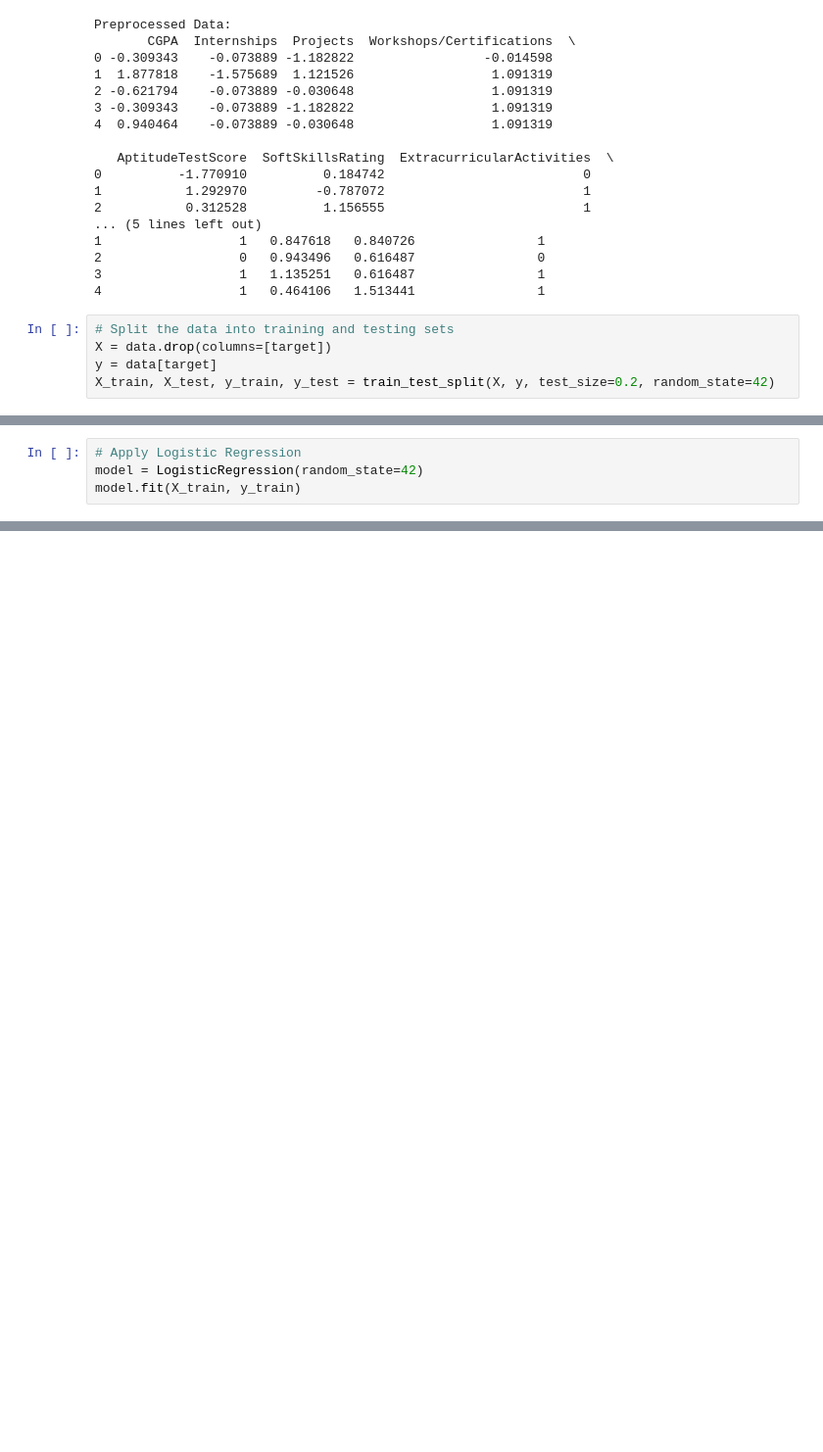
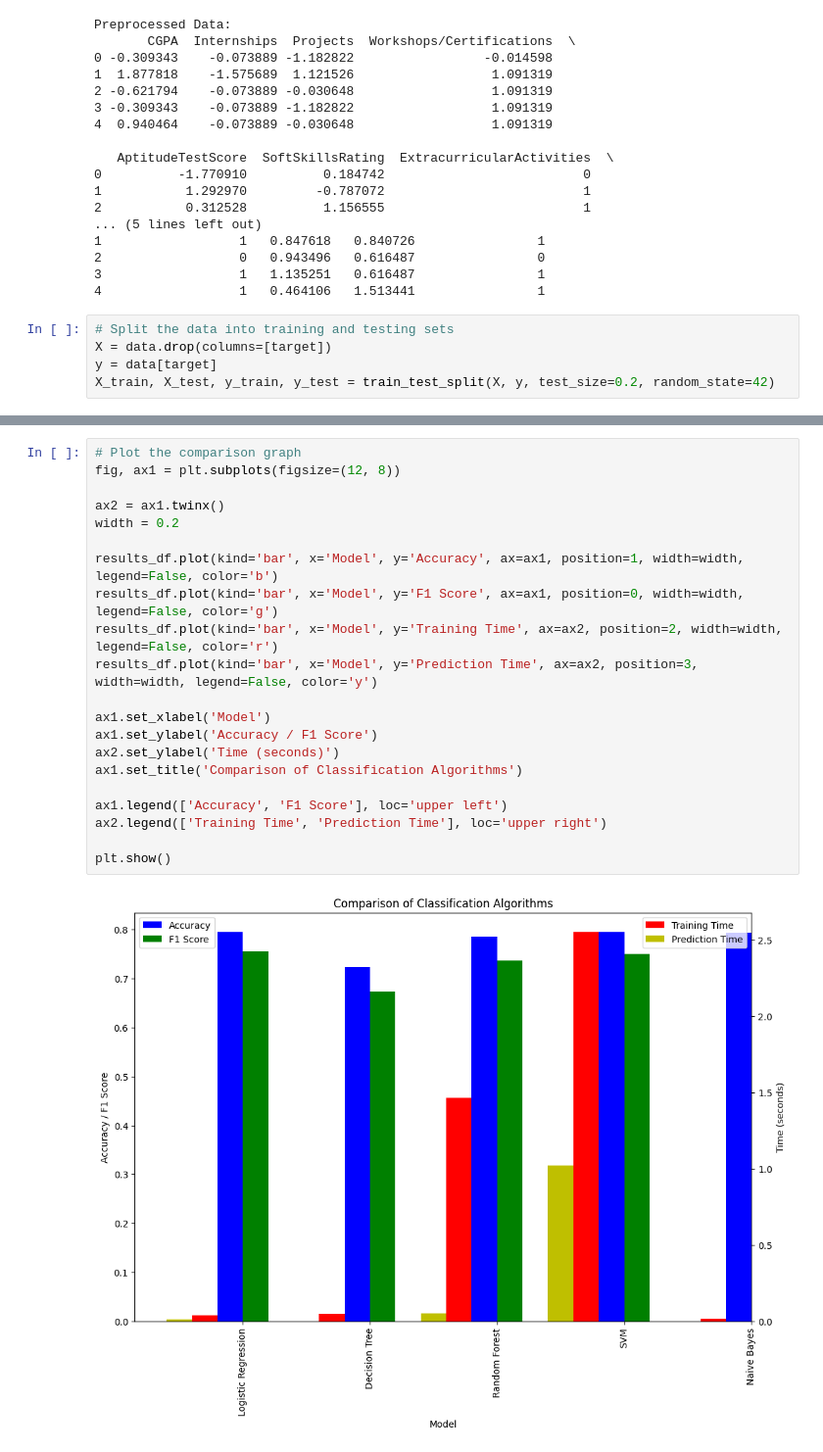
Before and after one commit to Hadeelhs/student-placement-prediction, a Jupyter notebook: placement_prediction-classification.ipynb, the cells around one changed output, grey strips where cells are left out. Shown at 98% size. Saved outputs shown, nothing was run; the diff lists cells and outputs as text; blank space fills up the shorter version.

```diff
--- a/placement_prediction-classification.ipynb
+++ b/placement_prediction-classification.ipynb
@@ -92,4 +94,0 @@ X_train, X_test, y_train, y_test = train_test_split(X, y, test_size=0.2, random_
-# %%
-# Apply Logistic Regression
-model = LogisticRegression(random_state=42)
-model.fit(X_train, y_train)
@@ -189,0 +160,23 @@ F1-Score: 0.7555
+# %%
+# Plot the comparison graph
+fig, ax1 = plt.subplots(figsize=(12, 8))
+
+ax2 = ax1.twinx()
+width = 0.2
+
+results_df.plot(kind='bar', x='Model', y='Accuracy', ax=ax1, position=1, width=width, legend=False, color='b')
+results_df.plot(kind='bar', x='Model', y='F1 Score', ax=ax1, position=0, width=width, legend=False, color='g')
+results_df.plot(kind='bar', x='Model', y='Training Time', ax=ax2, position=2, width=width, legend=False, color='r')
+results_df.plot(kind='bar', x='Model', y='Prediction Time', ax=ax2, position=3, width=width, legend=False, color='y')
+
+ax1.set_xlabel('Model')
+ax1.set_ylabel('Accuracy / F1 Score')
+ax2.set_ylabel('Time (seconds)')
+ax1.set_title('Comparison of Classification Algorithms')
+
+ax1.legend(['Accuracy', 'F1 Score'], loc='upper left')
+ax2.legend(['Training Time', 'Prediction Time'], loc='upper right')
+
+plt.show()
+# %% [output]
+[figure, added]
```
Also changed, not shown: parts of 15 cells of this notebook.
